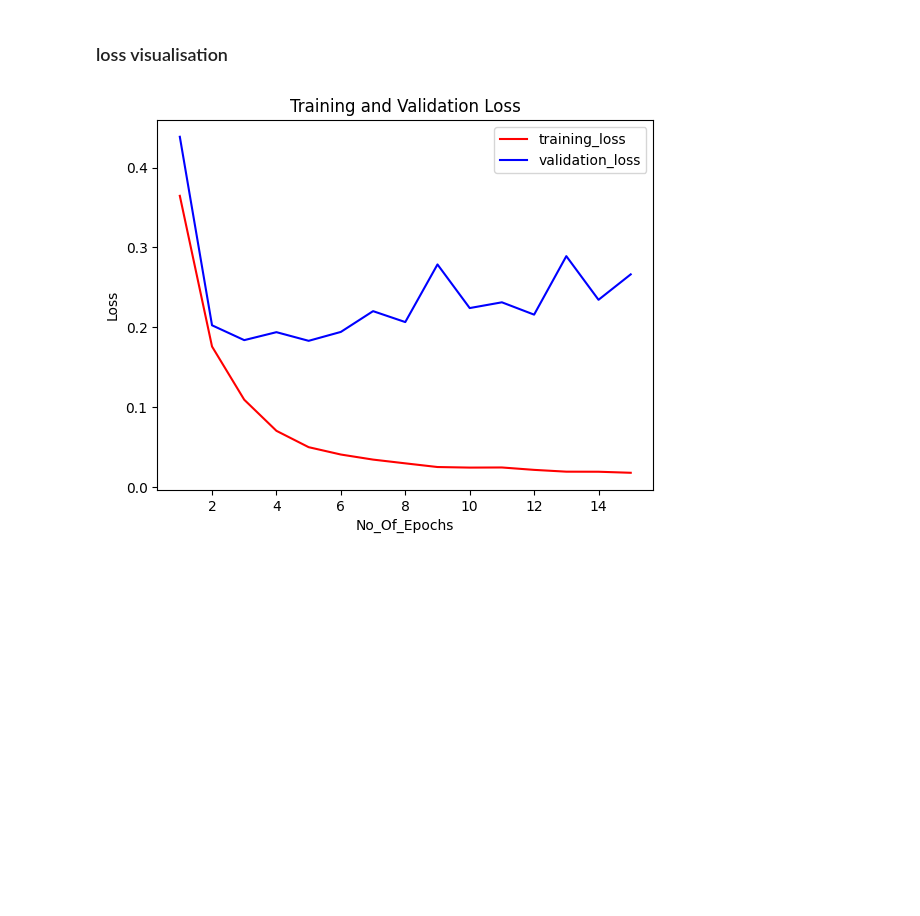
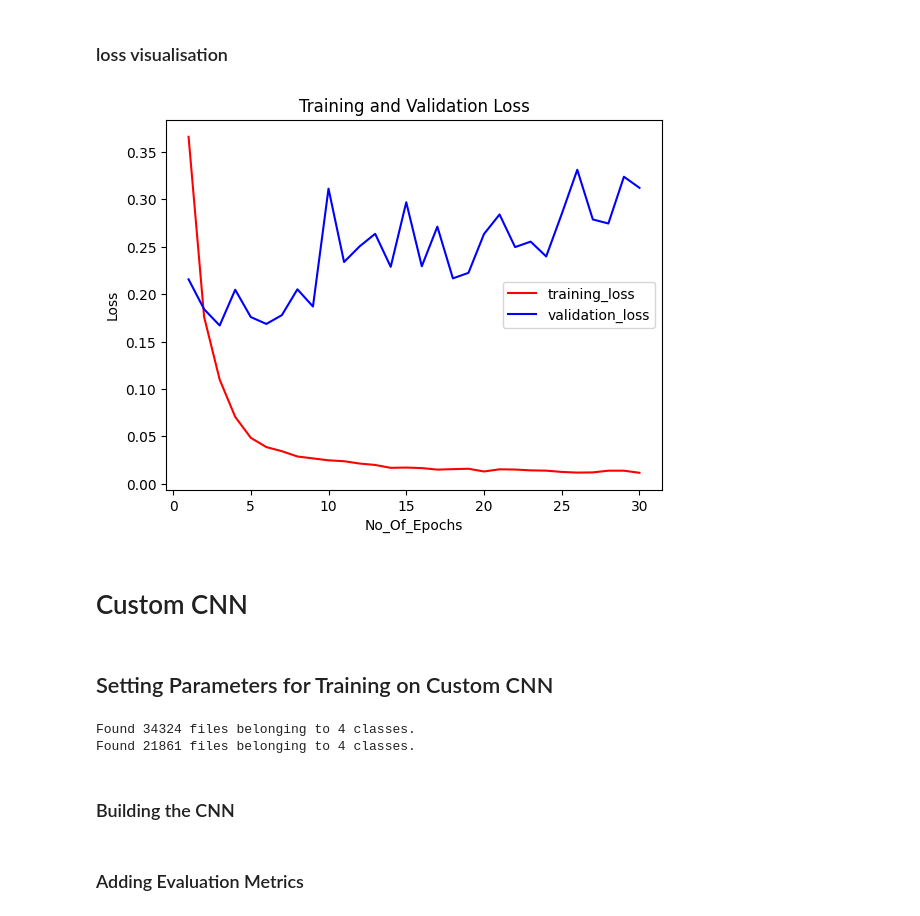
Before and after one commit to Komal036/Human-Eye-Disease-Prediction-System, a Jupyter notebook: notebooks/eye.ipynb, the cells around one changed output. Saved outputs shown, nothing was run; the diff lists cells and outputs as text; code cells hidden in the pictures; blank space fills up the shorter version.

```diff
--- a/notebooks/eye.ipynb
+++ b/notebooks/eye.ipynb
@@ -318,7 +320,8 @@ import os
 import pandas as pd
 
 
-data_dir = "./train"
+data_dir =     "C:/Users/HP/Downloads/ML/eye_disease/train"
+
 classes = os.listdir(data_dir)
 
 data =[]
@@ -352,7 +355,7 @@ plt.show()
 ## Setting Parameters for Training on MobileNet V3 Model
 # %%
 training_set=image_dataset_from_directory(
-    "./train",
+    "C:/Users/HP/Downloads/ML/eye_disease/train",
     labels="inferred",
     label_mode="categorical",
     class_names=None,
@@ -368,7 +371,7 @@ training_set=image_dataset_from_directory(
 )
 
 validation_set=image_dataset_from_directory(
-    "./val",
+    "C:/Users/HP/Downloads/ML/eye_disease/val",
     labels="inferred",
     label_mode="categorical",
     class_names=None,
@@ -484,5 +502,3 @@ GPUs available: [PhysicalDevice(name='/physical_device:GPU:0', device_type='GPU'
  GPU is detected
 # %% [markdown]
 # Training
-# %%
-training_history=model.fit(training_set,validation_data=validation_set,epochs=15)
@@ -506,0 +505,7 @@ Epoch 15/15
+# %%
+import time
+
+t0 = time.time()
+training_history=model.fit(training_set,validation_data=validation_set,epochs=30)
+mobnet_train_time = time.time() - t0
+print(f"MobileNetV3 training time: {mobnet_train_time:.1f}s")
@@ -625,13 +663,50 @@ dict_keys(['loss', 'accuracy', 'f1_score', 'precision', 'recall', 'val_loss', 'v
 # %% [markdown]
 ### loss visualisation
 # %%
-epochs=[i for i in range(1,16)]
+epochs=[i for i in range(1,31)]
 plt.plot(epochs,load_history['loss'],color='red' ,label="training_loss")
 plt.plot(epochs,load_history['val_loss'],color='blue' ,label="validation_loss")
 plt.xlabel("No_Of_Epochs")
 plt.ylabel("Loss")
 plt.title("Training and Validation Loss")
 plt.legend()
 plt.show()
 # %% [output]
-[figure, old version]
+[figure, new version]
+# %% [markdown]
+# Custom CNN
+# %% [markdown]
+## Setting Parameters for Training on Custom CNN
+# %%
+cnn_train_set = image_dataset_from_directory(
+    "C:/Users/HP/Downloads/ML/eye_disease/train",
+    labels="inferred",
+    label_mode="categorical",
+    class_names=None,
+    color_mode="rgb",
+    batch_size=32,
+    image_size=(128, 128),
+    shuffle=True,
+    seed=None,
+    validation_split=None,
+    subset=None,
+    interpolation="bilinear",
+)
+
+cnn_val_set = image_dataset_from_directory(
+    "C:/Users/HP/Downloads/ML/eye_disease/val",
+    labels="inferred",
+    label_mode="categorical",
+    class_names=None,
+    color_mode="rgb",
+    batch_size=32,
+    image_size=(128, 128),
+    shuffle=True,
+    seed=None,
+    validation_split=None,
+    subset=None,
+    interpolation="bilinear",
+)
+# %% [output]
+Found 34324 files belonging to 4 classes.
+Found 21861 files belonging to 4 classes.
@@ -637,0 +715,2 @@ plt.show()
+# %% [markdown]
+### Building the CNN
@@ -637,0 +745,2 @@ plt.show()
+# %% [markdown]
+### Adding Evaluation Metrics
```
Also changed, not shown: parts of 75 cells of this notebook.
